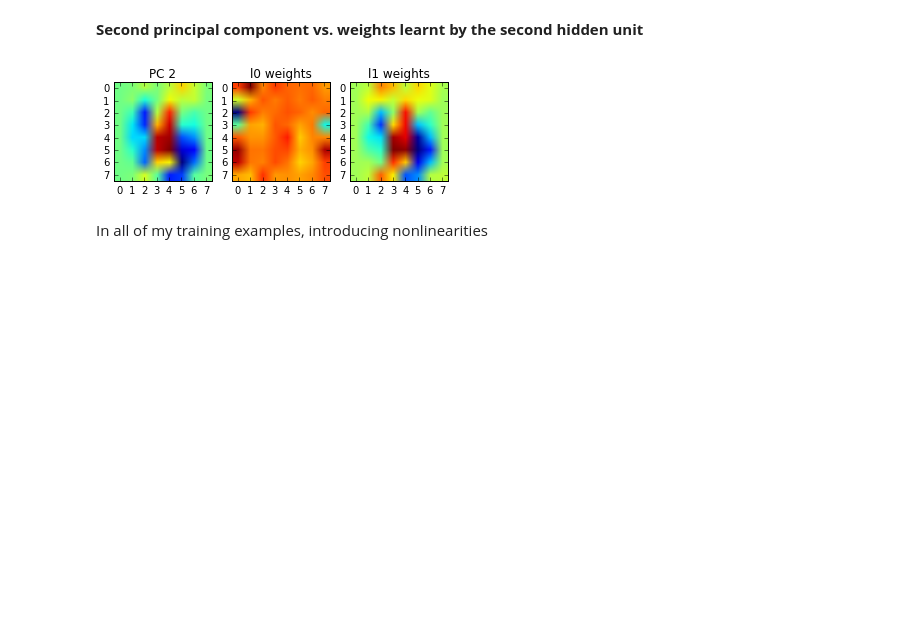
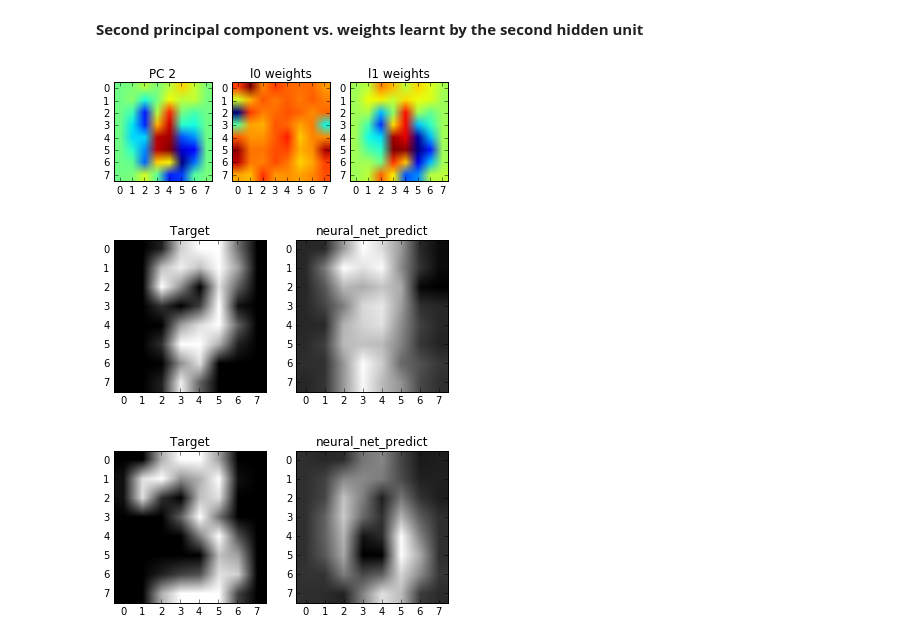
Before and after one commit to harryross263/comp421, a Jupyter notebook: Assignments/harry_second_assignment.ipynb, the cells around one changed output. Saved outputs shown, nothing was run; the diff lists cells and outputs as text; code cells hidden in the pictures; blank space fills up the shorter version.

```diff
--- a/Assignments/harry_second_assignment.ipynb
+++ b/Assignments/harry_second_assignment.ipynb
@@ -92,7 +93,8 @@ grad_lin_objective = grad(lin_objective)
 
 def adam(grad, init_params, callback=None, num_iters=100,
          step_size=0.001, b1=0.9, b2=0.999, eps=10**-8, unfrozen=None):
-    """Adam as described in http://arxiv.org/pdf/1412.6980.pdf.
+    """Performs num_iters training iterations, updating the weights using
+    the adam weight update algorithm at the end of every mini batch.
 
     Note that (rather confusingly), when unfrozen=None, all parameters are
     treated as unfrozen (i.e. all parameters are updated / learnt).
@@ -360,5 +362,8 @@ __Second principal component vs. weights learnt by the second hidden unit__
 display_weights(optimized_nonlin_params, hidden_unit=1, goal_weights=pca.components_[1], goal_title="PC 2")
 # %% [output]
 [figure]
-# %% [markdown]
-In all of my training examples, introducing nonlinearities
+# %%
+visualise_predictions(optimized_nonlin_params, data=X, num_predictions=2)
+# %% [output]
+[figure, added]
+[figure, added]
```
Also changed, not shown: parts of 8 cells of this notebook, 1 other file.
